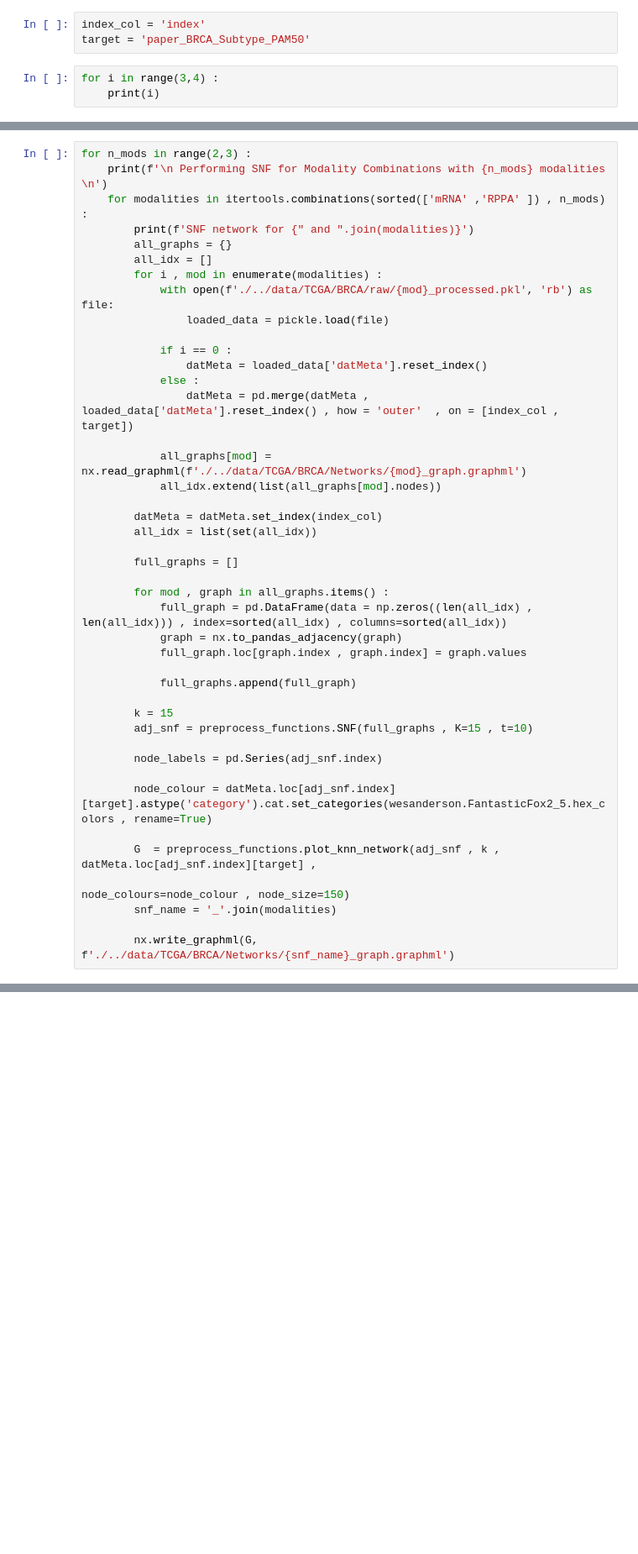
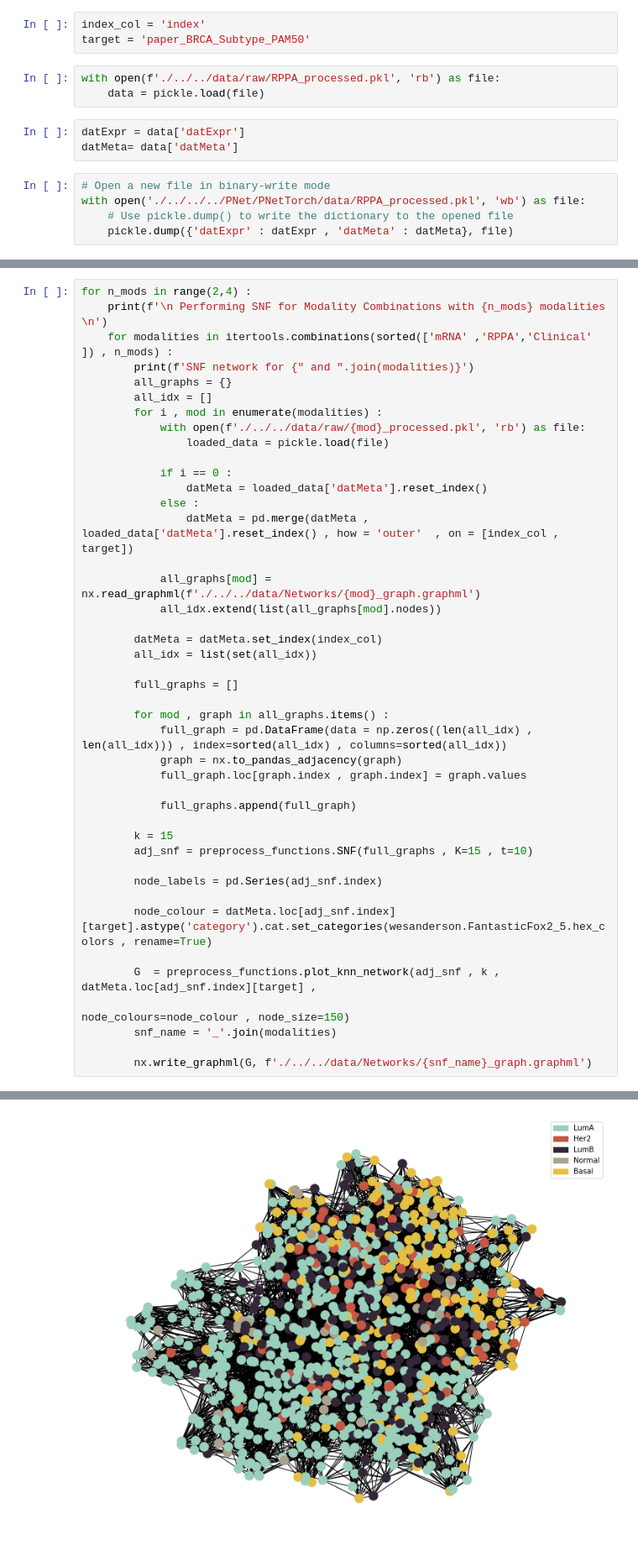
Before and after one commit to Barry8197/MOGDx, a Jupyter notebook: PreProcessing/SNF.ipynb, the cells around one changed output, grey strips where cells are left out. Shown at 84% size. Saved outputs shown, nothing was run; the diff lists cells and outputs as text; blank space fills up the shorter version.

```diff
--- a/PreProcessing/SNF.ipynb
+++ b/PreProcessing/SNF.ipynb
@@ -14,6 +14,14 @@ import preprocess_functions
 # %%
 index_col = 'index'
 target = 'paper_BRCA_Subtype_PAM50'
-# %%
-for i in range(3,4) :
-    print(i)
+# %%
+with open(f'./../../data/raw/RPPA_processed.pkl', 'rb') as file:
+    data = pickle.load(file)
+# %%
+datExpr = data['datExpr']
+datMeta= data['datMeta']
+# %%
+# Open a new file in binary-write mode
+with open('./../../../PNet/PNetTorch/data/RPPA_processed.pkl', 'wb') as file:
+    # Use pickle.dump() to write the dictionary to the opened file
+    pickle.dump({'datExpr' : datExpr , 'datMeta' : datMeta}, file)
@@ -20,12 +32,12 @@ for i in range(3,4) :
 # %%
-for n_mods in range(2,3) :
+for n_mods in range(2,4) :
     print(f'\n Performing SNF for Modality Combinations with {n_mods} modalities \n')
-    for modalities in itertools.combinations(sorted(['mRNA' ,'RPPA' ]) , n_mods) :
+    for modalities in itertools.combinations(sorted(['mRNA' ,'RPPA','Clinical' ]) , n_mods) :
         print(f'SNF network for {" and ".join(modalities)}')
         all_graphs = {}
         all_idx = []
         for i , mod in enumerate(modalities) :
-            with open(f'./../data/TCGA/BRCA/raw/{mod}_processed.pkl', 'rb') as file:
+            with open(f'./../../data/raw/{mod}_processed.pkl', 'rb') as file:
                 loaded_data = pickle.load(file)
 
             if i == 0 :
@@ -33,7 +45,7 @@ for n_mods in range(2,3) :
             else :
                 datMeta = pd.merge(datMeta , loaded_data['datMeta'].reset_index() , how = 'outer'  , on = [index_col , target])
 
-            all_graphs[mod] =  nx.read_graphml(f'./../data/TCGA/BRCA/Networks/{mod}_graph.graphml')
+            all_graphs[mod] =  nx.read_graphml(f'./../../data/Networks/{mod}_graph.graphml')
             all_idx.extend(list(all_graphs[mod].nodes))
 
         datMeta = datMeta.set_index(index_col)
@@ -59,4 +71,5 @@ for n_mods in range(2,3) :
                                                                node_colours=node_colour , node_size=150)
         snf_name = '_'.join(modalities)
 
-        nx.write_graphml(G, f'./../data/TCGA/BRCA/Networks/{snf_name}_graph.graphml')
+        nx.write_graphml(G, f'./../../data/Networks/{snf_name}_graph.graphml')
+# %% [output]
@@ -62,0 +79 @@ for n_mods in range(2,3) :
+[figure, added]
```
Also changed, not shown: parts of 2 cells of this notebook, 4 other files.
